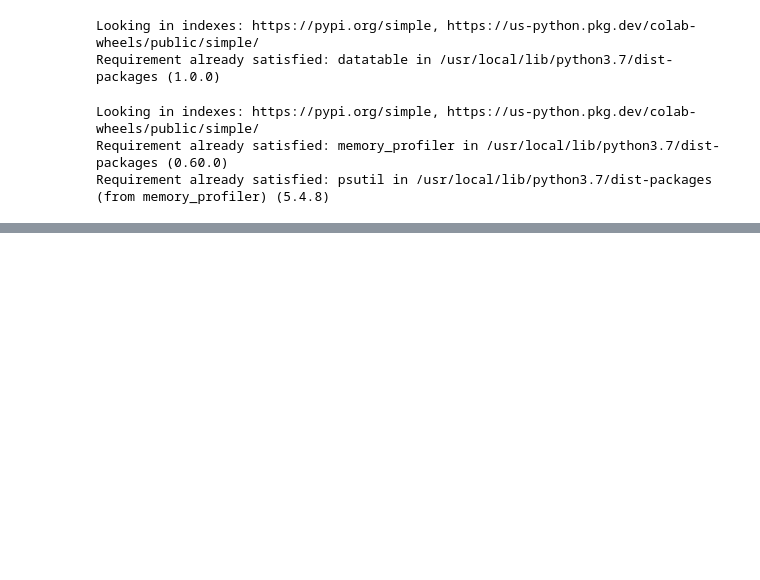
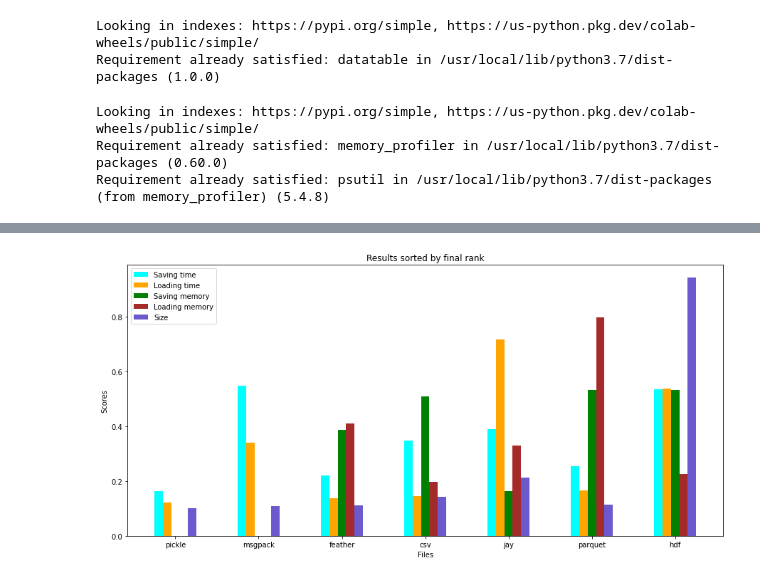
Before and after one commit to anastasiabubencova/start_task, a Jupyter notebook: start_task.ipynb, the cells around one changed output, grey strips where cells are left out. Drawn from its saved outputs; the diff is of its cells as text; code cells hidden in the pictures; blank space fills up the shorter version.

```diff
--- a/start_task.ipynb
+++ b/start_task.ipynb
@@ -300,0 +313,16 @@ plt.savefig('results/result.png')
+# %%
+def all_features(res, name) :
+  fig = plt.figure(figsize=(15,7))
+  x = np.arange(7)
+  width = 0.1
+  plt.bar(x-0.2, res['save_time'].values, width, color='cyan')
+  plt.bar(x-0.1, res['load_time'].values, width, color='orange')
+  plt.bar(x, res['save_memory'].values, width, color='green')
+  plt.bar(x+0.1, res['load_memory'].values, width, color='brown')
+  plt.bar(x+0.2, res['size'].values, width, color='slateblue')
+  plt.xticks(x, res['file'].values)
+  plt.xlabel("Files")
+  plt.ylabel("Scores")
+  plt.title('Results sorted by final rank')
+  plt.legend(["Saving time", "Loading time", "Saving memory", "Loading memory", "Size"])
+  plt.savefig('results/all features_' + name + '.png')
@@ -300,0 +366,4 @@ plt.savefig('results/result.png')
+# %%
+all_features(res, 'different types')
+# %% [output]
+[figure, added]
```
Also changed, not shown: parts of 59 cells of this notebook, 21 other files.
